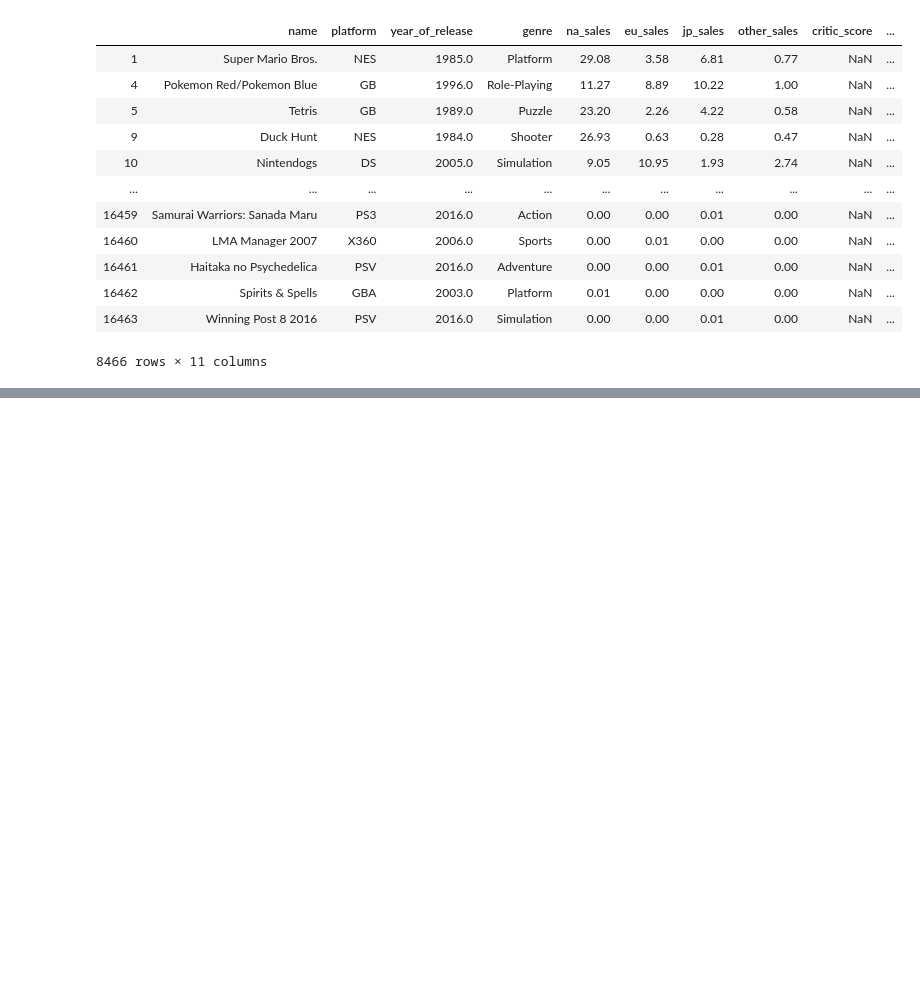
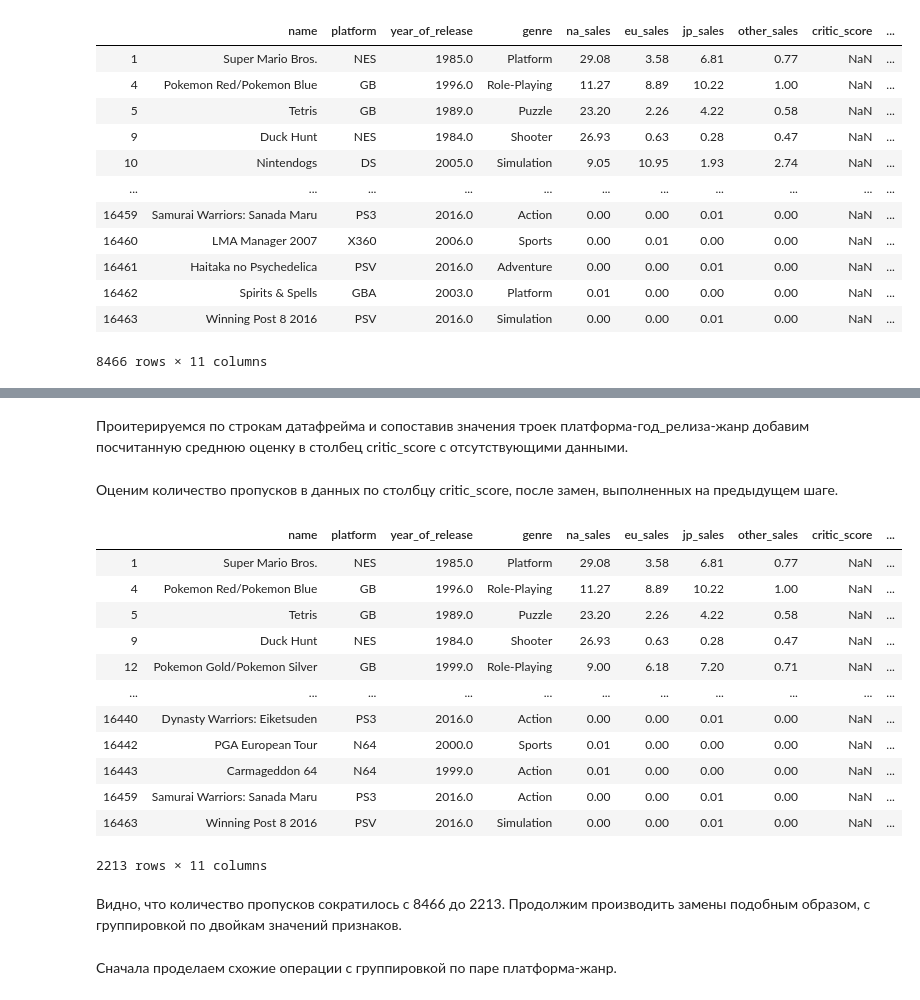
Before and after one commit to nktnlx/data_analysis_portfolio, a Jupyter notebook: video_games_sales.ipynb, the cells around one changed output, grey strips where cells are left out. Cells and saved outputs as stored; diff of their text form; code cells hidden in the pictures; blank space fills up the shorter version.

```diff
--- a/video_games_sales.ipynb
+++ b/video_games_sales.ipynb
@@ -300,0 +305,7 @@ df[df['critic_score'].isna()]
+# %%
+# проводим группировку и считаем среднее по строкам с наличием значений
+avg_cr_score = df.dropna(subset=['critic_score']) \
+    .groupby(['platform', 'year_of_release', 'genre'], as_index=False) \
+    .agg({'critic_score': 'mean'})
+
+avg_cr_score
@@ -300,0 +328,15 @@ df[df['critic_score'].isna()]
+# %%
+# создание списков по колонкам датафрейма
+avg_cr_score_platform = avg_cr_score.platform.to_list()
+avg_cr_score_year = avg_cr_score.year_of_release.to_list()
+avg_cr_score_genre = avg_cr_score.genre.to_list()
+avg_cr_score_score = avg_cr_score.critic_score.to_list()
+
+# создание списка кортежей
+avg_cr_score_lst = list(zip(avg_cr_score_platform,
+                           avg_cr_score_year,
+                           avg_cr_score_genre,
+                           avg_cr_score_score))
+
+# проверка получившегося результата выводом
+print(*avg_cr_score_lst, sep='\n')
@@ -300,0 +361,29 @@ df[df['critic_score'].isna()]
+# %% [markdown]
+Проитерируемся по строкам датафрейма и сопоставив значения троек платформа-год_релиза-жанр добавим посчитанную среднюю оценку в столбец critic_score с отсутствующими данными.
+# %%
+for row in df[df['critic_score'].isna()].itertuples():  # итерируемся по строкам датафрейма
+    for tup in avg_cr_score_lst:  # итерируемся по кортежам списка
+        if (row.platform == tup[0] and row.year_of_release == tup[1]) and row.genre == tup[2]:  # сопоставление значений в тройках
+            df.loc[row.Index, 'critic_score'] = tup[3]  # замена NaN на посчитанное средне
+# %% [markdown]
+Оценим количество пропусков в данных по столбцу critic_score, после замен, выполненных на предыдущем шаге.
+# %%
+df[df['critic_score'].isna()]
+# %% [output]
+|  | name | platform | year_of_release | genre | na_sales | eu_sales | jp_sales | other_sales | critic_score | ... |
+| 1 | Super Mario Bros. | NES | 1985.0 | Platform | 29.08 | 3.58 | 6.81 | 0.77 | NaN | ... |
+| 4 | Pokemon Red/Pokemon Blue | GB | 1996.0 | Role-Playing | 11.27 | 8.89 | 10.22 | 1.00 | NaN | ... |
+| 5 | Tetris | GB | 1989.0 | Puzzle | 23.20 | 2.26 | 4.22 | 0.58 | NaN | ... |
+| 9 | Duck Hunt | NES | 1984.0 | Shooter | 26.93 | 0.63 | 0.28 | 0.47 | NaN | ... |
+| 12 | Pokemon Gold/Pokemon Silver | GB | 1999.0 | Role-Playing | 9.00 | 6.18 | 7.20 | 0.71 | NaN | ... |
+| ... | ... | ... | ... | ... | ... | ... | ... | ... | ... | ... |
+| 16440 | Dynasty Warriors: Eiketsuden | PS3 | 2016.0 | Action | 0.00 | 0.00 | 0.01 | 0.00 | NaN | ... |
+| 16442 | PGA European Tour | N64 | 2000.0 | Sports | 0.01 | 0.00 | 0.00 | 0.00 | NaN | ... |
+| 16443 | Carmageddon 64 | N64 | 1999.0 | Action | 0.01 | 0.00 | 0.00 | 0.00 | NaN | ... |
+| 16459 | Samurai Warriors: Sanada Maru | PS3 | 2016.0 | Action | 0.00 | 0.00 | 0.01 | 0.00 | NaN | ... |
+| 16463 | Winning Post 8 2016 | PSV | 2016.0 | Simulation | 0.00 | 0.00 | 0.01 | 0.00 | NaN | ... |
+2213 rows × 11 columns
+# %% [markdown]
+Видно, что количество пропусков сократилось с 8466 до 2213. Продолжим производить замены подобным образом, с группировкой по двойкам значений признаков.
+# %% [markdown]
+Сначала проделаем схожие операции с группировкой по паре платформа-жанр.
```
Also changed, not shown: parts of 43 cells of this notebook.
